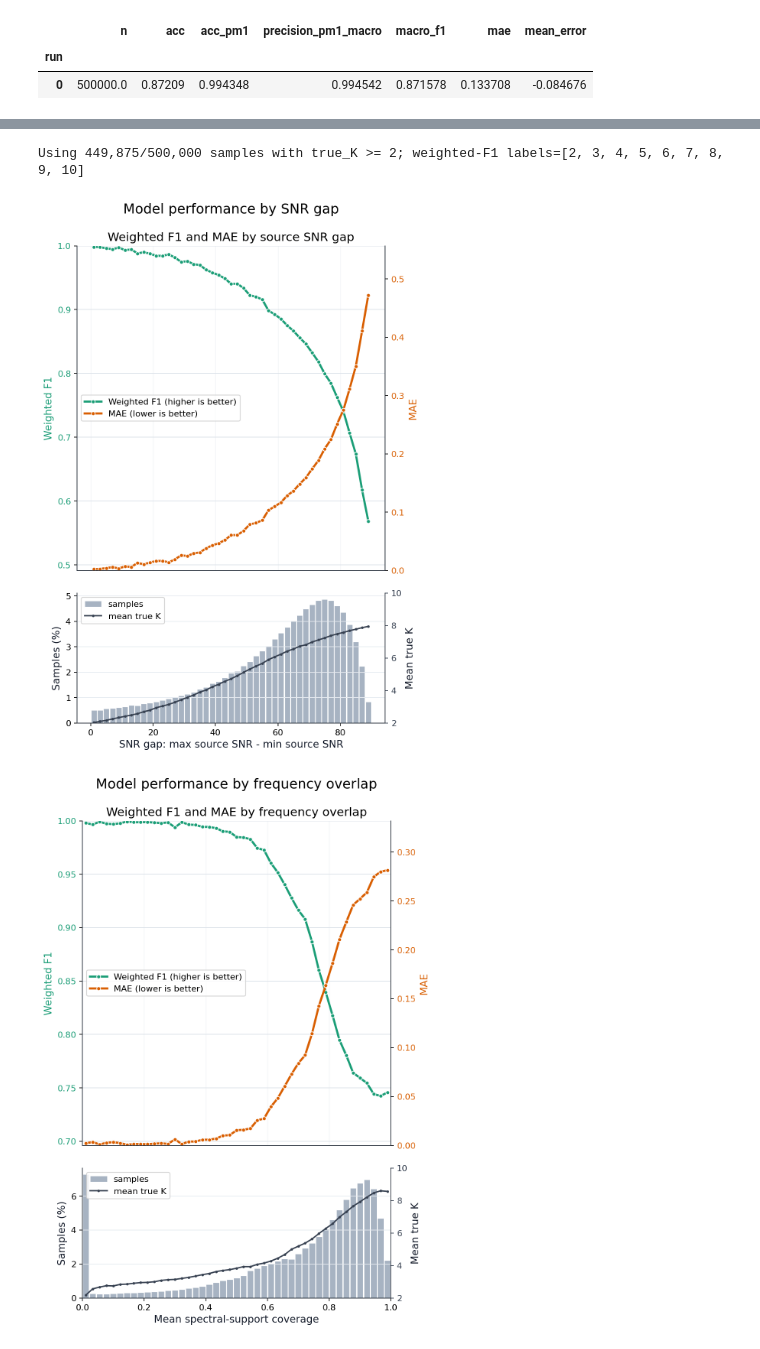
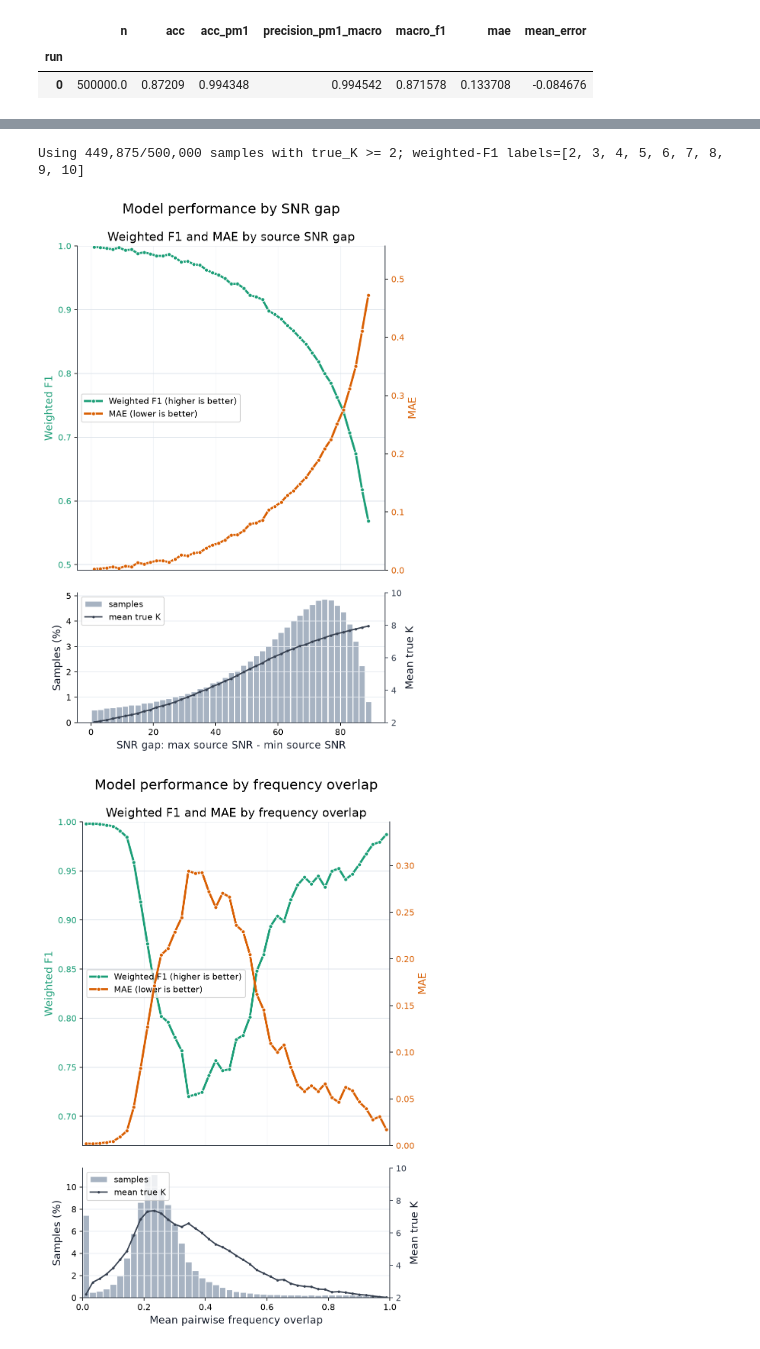
Before and after one commit to TristanDonze/gb-sources-counting, a Jupyter notebook: notebooks/plot_results.ipynb, the cells around one changed output, grey strips where cells are left out. Cells and saved outputs as stored; diff of their text form; code cells hidden in the pictures.

```diff
--- a/notebooks/plot_results.ipynb
+++ b/notebooks/plot_results.ipynb
@@ -95,8 +95,8 @@ with plt.rc_context({
     fig, ax = plt.subplots(figsize=(8.4, 7.2), dpi=160)
     im = ax.imshow(cm_norm, cmap="Blues", vmin=0, vmax=1, interpolation="nearest")
 
-    # ax.set_title(f"Normalized Confusion Matrix\nAverage Accuracy = {accuracy:.3f}\nAverage Precision (Macro) = {precision_macro:.3f}\nAverage Precision (Weighted) = {precision_weighted:.3f}\nAverage F1-Score (Macro) = {f1_macro:.3f}\nAverage F1-Score (Weighted) = {f1_weighted:.3f}", pad=14)
-    ax.set_title(f"Normalized Confusion Matrix\nAverage Precision = {precision_macro:.3f}", pad=14)
+    ax.set_title(f"Normalized Confusion Matrix\nAverage Accuracy = {accuracy:.3f}\nAverage Precision (Macro) = {precision_macro:.3f}\nAverage Precision (Weighted) = {precision_weighted:.3f}\nAverage F1-Score (Macro) = {f1_macro:.3f}\nAverage F1-Score (Weighted) = {f1_weighted:.3f}", pad=14)
+    # ax.set_title(f"Normalized Confusion Matrix\nAverage Precision = {precision_macro:.3f}", pad=14)
     ax.set_xlabel("Predicted number of sources")
     ax.set_ylabel("True number of sources")
     ax.set_xticks(np.arange(len(labels)))
@@ -347,7 +347,7 @@ with plt.rc_context({
     plt.show()
 # %% [output]
 Using 449,875/500,000 samples with true_K >= 2; weighted-F1 labels=[2, 3, 4, 5, 6, 7, 8, 9, 10]
-[figure, old version]
+[figure, new version]
 # %%
 PRED_COL = "pred_K"
 MIN_K_FOR_OVERLAP_COMPARISON = 2
@@ -360,23 +360,7 @@ def parse_frequency_bounds(values):
     return np.asarray(values, dtype=int)
 
 
-def interval_union_length(intervals):
-    if not intervals:
-        return 0
-
-    intervals = sorted(intervals)
-    total = 0
-    current_start, current_stop = intervals[0]
-    for start, stop in intervals[1:]:
-        if start <= current_stop:
-            current_stop = max(current_stop, stop)
-        else:
-            total += current_stop - current_start
-            current_start, current_stop = start, stop
-    return total + current_stop - current_start
-
-
-def mean_spectral_support_coverage(starts, stops):
+def mean_pairwise_frequency_overlap(starts, stops):
     starts = parse_frequency_bounds(starts)
     stops = parse_frequency_bounds(stops)
     intervals = [
@@ -388,24 +372,23 @@ def mean_spectral_support_coverage(starts, stops):
     if len(intervals) < 2:
         return 0.0
 
-    coverages = []
-    for i, (start, stop) in enumerate(intervals):
-        covered_segments = [
-            (max(start, other_start), min(stop, other_stop))
-            for j, (other_start, other_stop) in enumerate(intervals)
-            if i != j and max(start, other_start) < min(stop, other_stop)
-        ]
-        covered_length = interval_union_length(covered_segments)
-        coverages.append(covered_length / (stop - start))
+    directed_pairwise_overlaps = []
+    for i, (start_i, stop_i) in enumerate(intervals):
+        width_i = stop_i - start_i
+        for j, (start_j, stop_j) in enumerate(intervals):
+            if i == j:
+                continue
+            intersection = max(0, min(stop_i, stop_j) - max(start_i, start_j))
+            directed_pairwise_overlaps.append(intersection / width_i)
 
-    return float(np.mean(coverages))
+    return float(np.mean(directed_pairwise_overlaps))
 
 
 overlap_df = results_df.copy()
 overlap_df["true_K"] = overlap_df["true_K"].astype(int)
 overlap_df[PRED_COL] = overlap_df[PRED_COL].astype(int)
 overlap_df["frequency_overlap"] = [
-    mean_spectral_support_coverage(starts, stops)
+    mean_pairwise_frequency_overlap(starts, stops)
     for starts, stops in zip(overlap_df["freq_bin_start"], overlap_df["freq_bin_stop"])
 ]
 
@@ -542,32 +525,32 @@ with plt.rc_context({
         linewidth=0.6,
     )
     ax_hist.set_ylabel("Samples (%)")
-    ax_hist.set_xlabel("Mean spectral-support coverage")
+    ax_hist.set_xlabel("Mean pairwise frequency overlap")
     ax_hist.set_xlim(0.0, 1.0)
     ax_hist.grid(axis="y", color="#E6EBF1", linewidth=0.8)
 
     ax_k = ax_hist.twinx()
     line_k = ax_k.plot(
         metric_by_overlap["center"],
         metric_by_overlap["mean_K"],
         color="#374151",
         linewidth=1.6,
         marker=".",
         markersize=4,
     )
     ax_k.set_ylabel("Mean true K")
     ax_k.set_ylim(MIN_K_FOR_OVERLAP_COMPARISON, max_k)
     ax_k.tick_params(axis="y", colors="#374151")
     ax_hist.legend([bars, line_k[0]], ["samples", "mean true K"], loc="upper left")
 
     ax_curve.spines["top"].set_visible(False)
     ax_mae.spines["top"].set_visible(False)
     ax_hist.spines["top"].set_visible(False)
     ax_hist.spines["right"].set_visible(False)
     ax_k.spines["top"].set_visible(False)
 
     fig.suptitle("Model performance by frequency overlap", fontsize=16, y=0.95)
     fig.subplots_adjust(left=0.08, right=0.92, bottom=0.1, top=0.88, hspace=0.1)
     plt.show()
 # %% [output]
-[figure, old version]
+[figure, new version]
```
Also changed, not shown: parts of 4 cells of this notebook, 1 other file.
